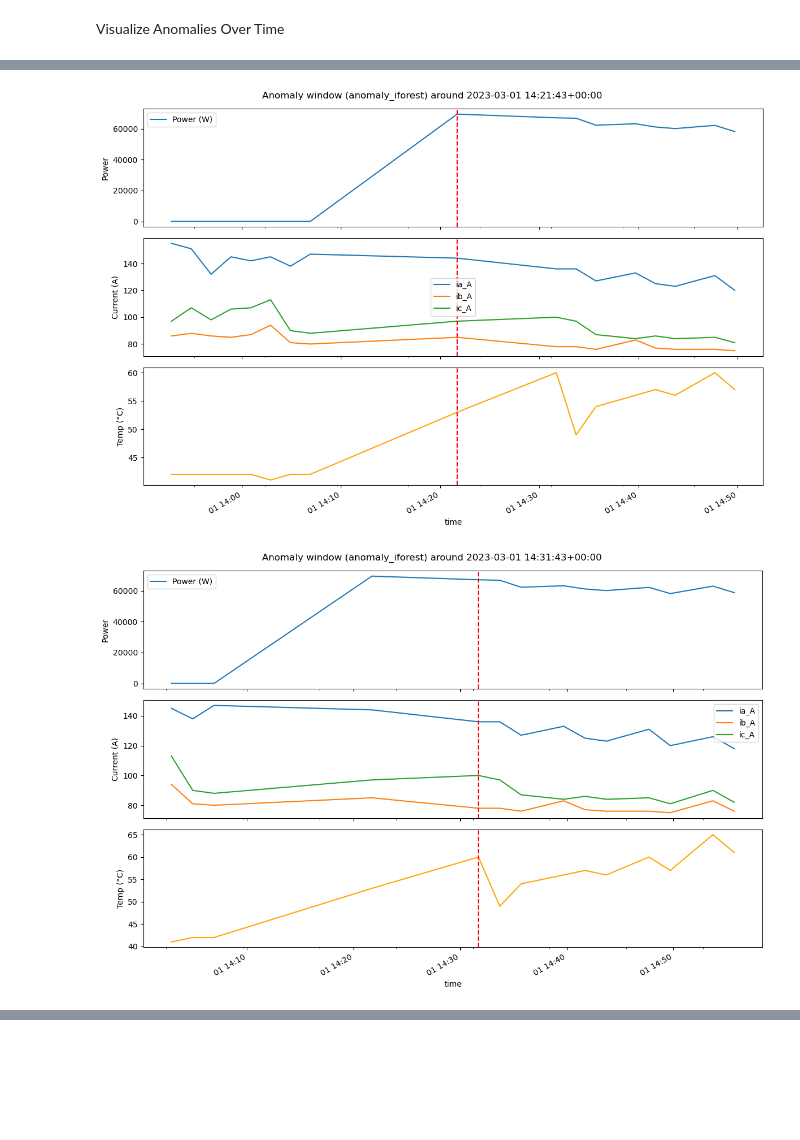
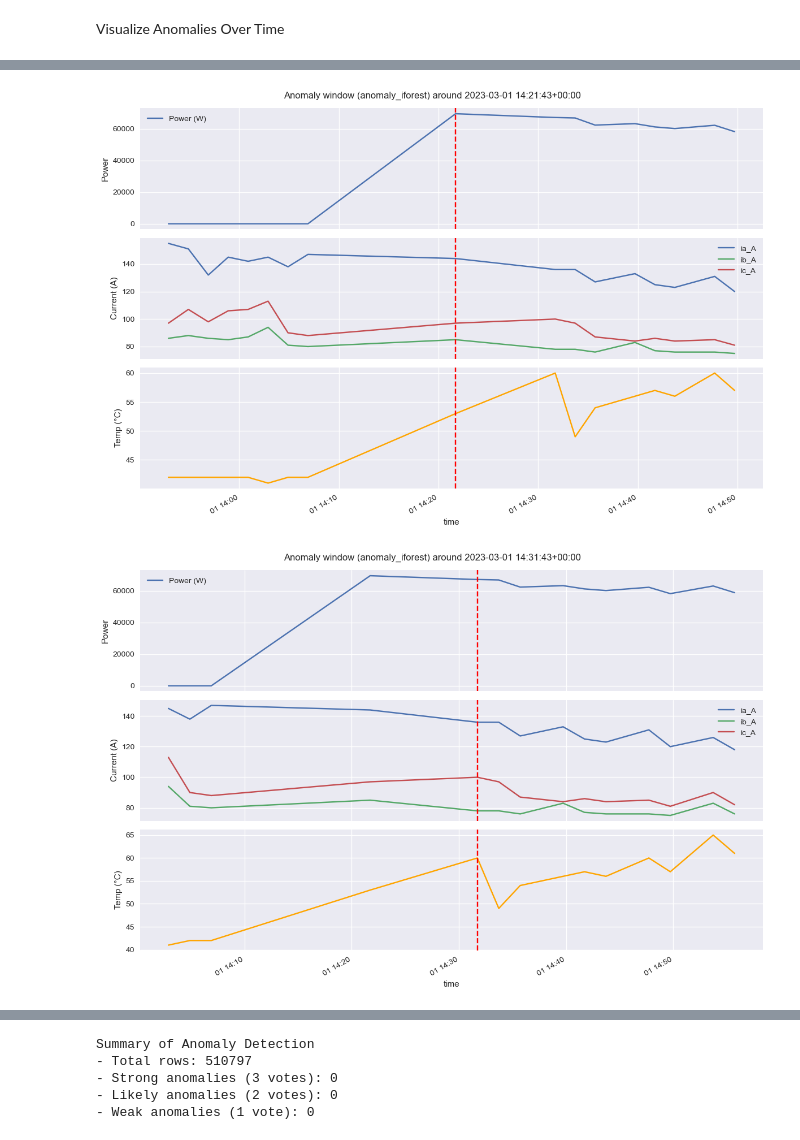
Before and after one commit to TarinaSnyman/PRJ_Generator-Monitoring-Solution_ML, a Jupyter notebook: Models/notebooks/AnomalyDetection_12318.ipynb, the cells around one changed output, grey strips where cells are left out. Cells and saved outputs as stored; diff of their text form; code cells hidden in the pictures; blank space fills up the shorter version.

```diff
--- a/Models/notebooks/AnomalyDetection_12318.ipynb
+++ b/Models/notebooks/AnomalyDetection_12318.ipynb
@@ -6,7 +6,7 @@ import pandas as pd
 import numpy as np
 import matplotlib.pyplot as plt
 import seaborn as sns
-
+plt.style.use("seaborn-v0_8")
 
 from sklearn.ensemble import IsolationForest
 from sklearn.svm import OneClassSVM
@@ -15,7 +15,10 @@ from sklearn.preprocessing import StandardScaler
 # Load engineered features
 df = pd.read_parquet("../../data/processed/air_12318_features_full.parquet")
 
-
+if 'time' in df.columns:
+    df['time'] = pd.to_datetime(df['time'], errors='coerce')
+else:
+    raise KeyError("⚠️ 'time' is missing from features file. Check FeatureEngineering notebook.")
 # Focus only on ON cycles
 df_on = df[df['is_running'] == 1].copy()
 print("Data shape (ON cycles):", df_on.shape)
@@ -103,9 +168,9 @@ methods = ['anomaly_iforest','anomaly_ocsvm','anomaly_heuristic']
 agreement = df_on[methods].mean()
 print("Anomaly rates:\n", agreement)
 
-# How often do methods agree?
-df_on['agree'] = df_on[methods].sum(axis=1)
-print(df_on['agree'].value_counts())
+# Create consensus anomaly vote count
+df_on['anomaly_votes'] = df_on[methods].sum(axis=1)
+print(df_on['anomaly_votes'].value_counts())
 # %% [output]
 Anomaly rates:
  anomaly_iforest      0.010007
@@ -213,48 +397,53 @@ import matplotlib.dates as mdates
 def plot_top_anomalies(df, method='anomaly_iforest', N=5, window='30min'):
     """
     Plot top N anomaly windows around detected anomalies.
-    df: DataFrame with time index and anomaly columns
+    df: DataFrame with 'time' column or datetime index and anomaly columns
     method: which anomaly column to use ('anomaly_iforest', 'anomaly_ocsvm', etc.)
     N: number of anomalies to show
     window: time window around anomaly (e.g. '30min', '1h')
     """
+    # Ensure time is index for easy slicing
+    if 'time' in df.columns:
+        df = df.set_index('time')
+    df = df.sort_index()
+
     # Find anomaly timestamps
     anomaly_times = df.index[df[method] == 1]
 
-    # If no anomalies, exit
     if len(anomaly_times) == 0:
         print(f"No anomalies found for {method}")
         return
 
-    # Pick N anomalies (you can also rank by severity if available)
+    # Select first N anomalies
     selected_times = anomaly_times[:N]
 
     for t in selected_times:
-        # Slice data around the anomaly
         window_df = df.loc[t - pd.Timedelta(window): t + pd.Timedelta(window)]
 
-        # Plot key signals
         fig, axes = plt.subplots(3, 1, figsize=(12,8), sharex=True)
 
-        window_df['ptot_W'].plot(ax=axes[0], label="Power (W)")
-        axes[0].axvline(t, color='red', linestyle='--')
-        axes[0].set_ylabel("Power")
-        axes[0].legend()
+        if 'ptot_W' in window_df.columns:
+            window_df['ptot_W'].plot(ax=axes[0], label="Power (W)")
+            axes[0].axvline(t, color='red', linestyle='--')
+            axes[0].set_ylabel("Power")
+            axes[0].legend()
 
-        window_df[['ia_A','ib_A','ic_A']].plot(ax=axes[1])
-        axes[1].axvline(t, color='red', linestyle='--')
-        axes[1].set_ylabel("Current (A)")
+        if all(c in window_df.columns for c in ['ia_A','ib_A','ic_A']):
+            window_df[['ia_A','ib_A','ic_A']].plot(ax=axes[1])
+            axes[1].axvline(t, color='red', linestyle='--')
+            axes[1].set_ylabel("Current (A)")
 
-        window_df['temp_Degrees Celsius'].plot(ax=axes[2], color='orange')
-        axes[2].axvline(t, color='red', linestyle='--')
-        axes[2].set_ylabel("Temp (°C)")
+        if 'temp_Degrees Celsius' in window_df.columns:
+            window_df['temp_Degrees Celsius'].plot(ax=axes[2], color='orange')
+            axes[2].axvline(t, color='red', linestyle='--')
+            axes[2].set_ylabel("Temp (°C)")
 
         plt.suptitle(f"Anomaly window ({method}) around {t}")
         plt.tight_layout()
         plt.show()
 
-# Example usage:
+# Example usage
 plot_top_anomalies(df_on, method='anomaly_iforest', N=5, window='30min')
 # %% [output]
-[figure, old version]
+[figure, new version]
-[figure, old version]
+[figure, new version]
@@ -263,0 +453,12 @@ plot_top_anomalies(df_on, method='anomaly_iforest', N=5, window='30min')
+# %%
+print("Summary of Anomaly Detection")
+print("- Total rows:", len(df))
+print("- Strong anomalies (3 votes):", (df['anomaly_votes']==3).sum())
+print("- Likely anomalies (2 votes):", (df['anomaly_votes']==2).sum())
+print("- Weak anomalies (1 vote):", (df['anomaly_votes']==1).sum())
+# %% [output]
+Summary of Anomaly Detection
+- Total rows: 510797
+- Strong anomalies (3 votes): 0
+- Likely anomalies (2 votes): 0
+- Weak anomalies (1 vote): 0
```
Also changed, not shown: parts of 18 cells of this notebook, 5 other files.
